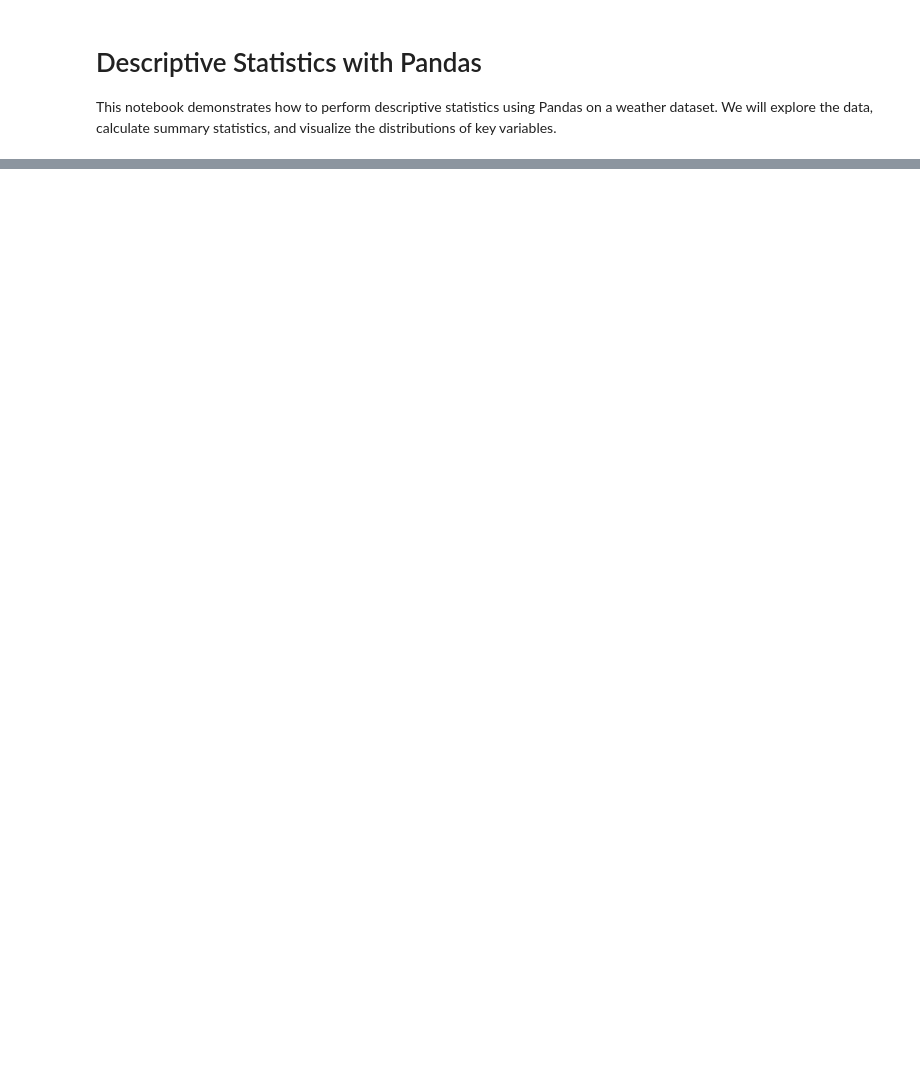
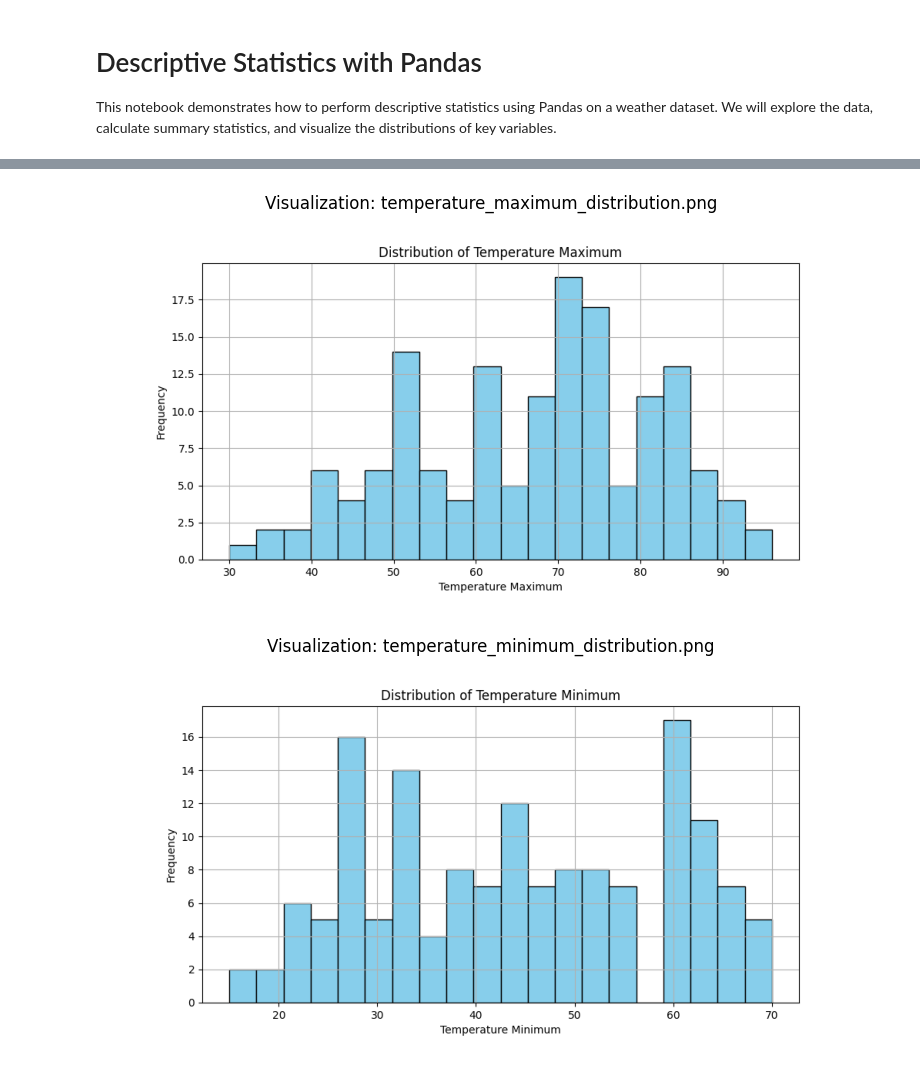
Before and after one commit to yijiaduke/yijia_ids706_individual1, a Jupyter notebook: main.ipynb, the cells around one changed output, grey strips where cells are left out. Saved outputs shown, nothing was run; the diff lists cells and outputs as text; code cells hidden in the pictures; blank space fills up the shorter version.

```diff
--- a/main.ipynb
+++ b/main.ipynb
@@ -38,0 +63,14 @@ wer
+# %%
+# Generate and save visualizations for the specified columns
+image_paths = generate_visualizations(file_path)
+
+# Display the generated plots inline in the notebook
+for image_path in image_paths:
+    plt.figure(figsize=(10, 5))
+    plt.imshow(plt.imread(image_path))
+    plt.axis('off')  # Hide axes
+    plt.title(f"Visualization: {image_path}")
+    plt.show()
+# %% [output]
+[figure, added]
+[figure, added]
```
Also changed, not shown: parts of 8 cells of this notebook, 7 other files.
